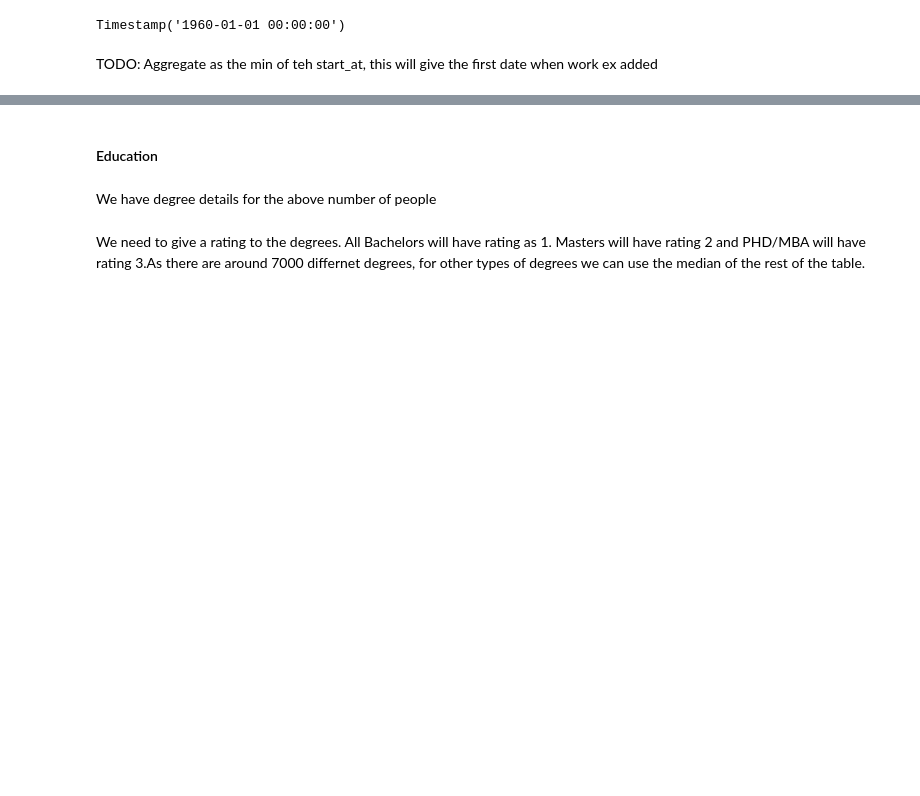
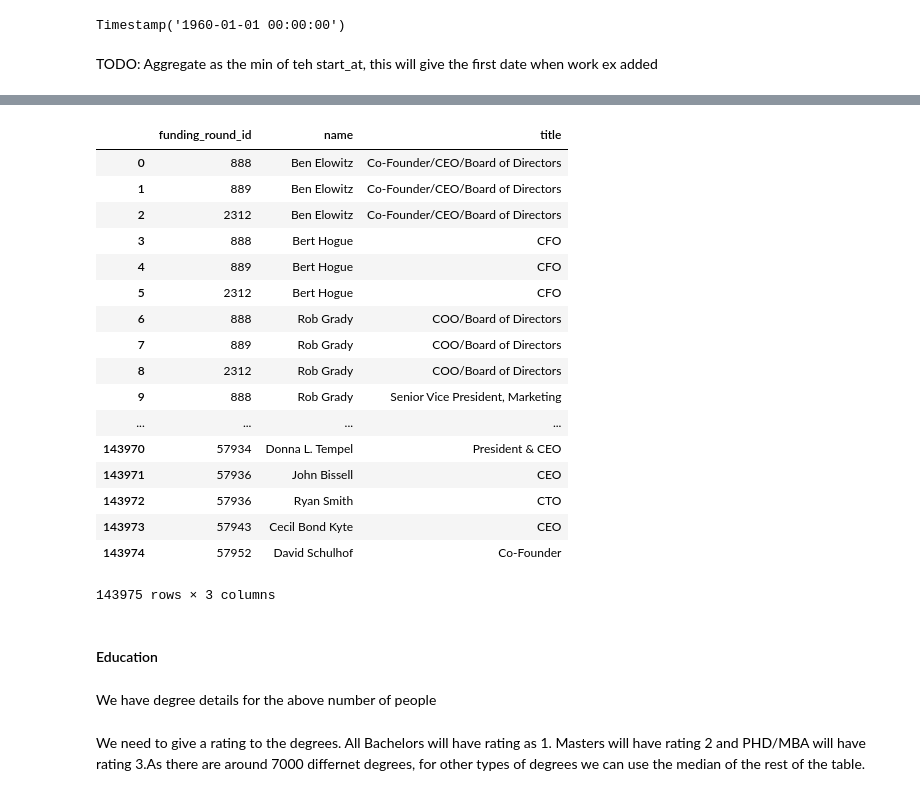
Before and after one commit to sidd-shah/crunchbase, a Jupyter notebook: DataCleaning.ipynb, the cells around one changed output, grey strips where cells are left out. Drawn from its saved outputs; the diff is of its cells as text; code cells hidden in the pictures; blank space fills up the shorter version.

```diff
--- a/DataCleaning.ipynb
+++ b/DataCleaning.ipynb
@@ -65,5 +131,5 @@ This below line of code filters all the work ex where the person is one of the f
 # %%
-founders = work_ex.loc[work_ex['id_x'].isin(work_ex.loc[work_ex['title'].str.contains('Cheif|C[A-Z]O|Co\-Founder|Co\-founder|Board', regex=True),'id_x'])]
+founders = work_ex.loc[work_ex['id_x'].isin(work_ex.loc[work_ex['title'].str.contains('Chief|C[A-Z]O|Co\-Founder|Co\-founder|Board', regex=True),'id_x'])]
 # %%
 founders['start_at'] = pd.to_datetime(founders['start_at'])
 # import dateutil
@@ -130,3 +184,26 @@ TODO: Aggregate as the min of teh start_at, this will give the first date when w
+# %%
+tabl = pd.merge(founders, funding_rounds,how='inner', left_on='relationship_object_id', right_on='object_id')
+# %%
+tabl[['funding_round_id','name','title']]
+# %% [output]
+|  | funding_round_id | name | title |
+| 0 | 888 | Ben Elowitz | Co-Founder/CEO/Board of Directors |
+| 1 | 889 | Ben Elowitz | Co-Founder/CEO/Board of Directors |
+| 2 | 2312 | Ben Elowitz | Co-Founder/CEO/Board of Directors |
+| 3 | 888 | Bert Hogue | CFO |
+| 4 | 889 | Bert Hogue | CFO |
+| 5 | 2312 | Bert Hogue | CFO |
+| 6 | 888 | Rob Grady | COO/Board of Directors |
+| 7 | 889 | Rob Grady | COO/Board of Directors |
+| 8 | 2312 | Rob Grady | COO/Board of Directors |
+| 9 | 888 | Rob Grady | Senior Vice President, Marketing |
+| ... | ... | ... | ... |
+| 143970 | 57934 | Donna L. Tempel | President & CEO |
+| 143971 | 57936 | John Bissell | CEO |
+| 143972 | 57936 | Ryan Smith | CTO |
+| 143973 | 57943 | Cecil Bond Kyte | CEO |
+| 143974 | 57952 | David Schulhof | Co-Founder |
+143975 rows × 3 columns
 # %% [markdown]
 #### Education
 # %%
```
Also changed, not shown: parts of 80 cells of this notebook.
